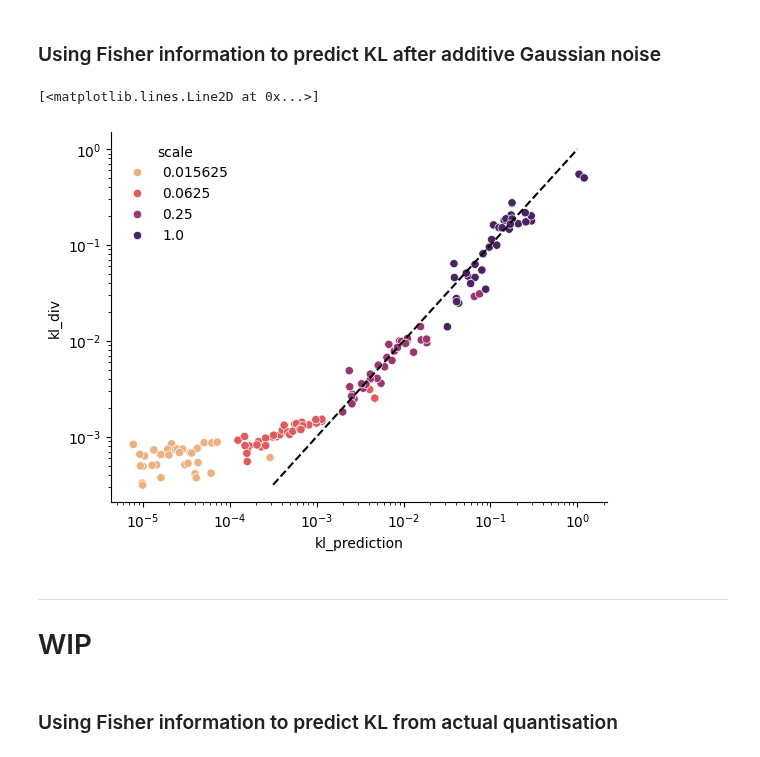
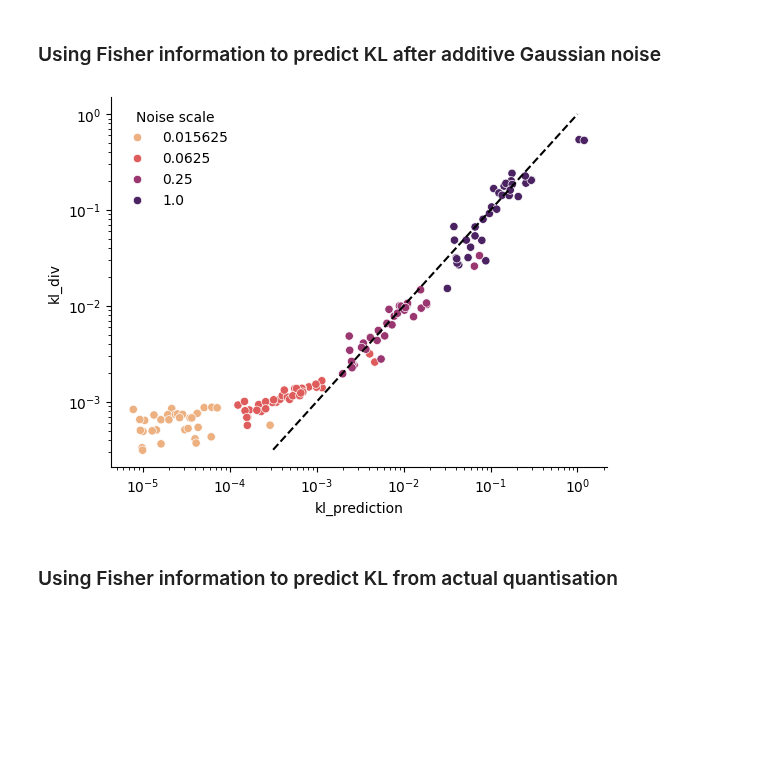
Before and after one commit to graphcore-research/llama-mobile-vlm, a Jupyter notebook: 20250127-FormatsCascade/archive/0414-SensitivityPrediction.ipynb, the cells around one changed output. Saved outputs shown, nothing was run; the diff lists cells and outputs as text; code cells hidden in the pictures; blank space fills up the shorter version.

```diff
--- a/20250127-FormatsCascade/archive/0414-SensitivityPrediction.ipynb
+++ b/20250127-FormatsCascade/archive/0414-SensitivityPrediction.ipynb
@@ -43,23 +45,32 @@ def evaluate_model() -> dict[str, float]:
 # %%
-def absolute_sensitivity(model: nn.Module, loss: str, progress: bool = False) -> dict[str, Tensor]:
-    S.LinearGradSqWrapper.wrap(model)
+def get_stats(model: nn.Module, loss: str, progress: bool = False) -> dict[str, dict[str, Tensor]]:
+    param_to_name = {}  # Handles parameter sharing
+    for name, p in model.named_parameters():
+        p.requires_grad_(False)  # Save memory by skipping parameter gradients
+        param_to_name[p] = name
+    S.wrap(model)
     try:
-        model.zero_grad()
         for index in tqdm.tqdm(list(range(data_train.n_batch)), disable=not progress):
             losses = data_train.batch_losses(model, index)
             # Compute as a sum - scaling by sequence_length to cancel the mean-over-sequence
             losses[loss].backward(torch.full_like(losses[loss], data_train.sequence_length))
-        name_to_sensitivity = {}
-        for name, m in model.named_modules():
-            if isinstance(m, S.LinearGradSqWrapper):
+        results = {}
+        for module in model.modules():
+            if isinstance(module, S.Wrapper):
                 # Convert to a mean over batch and sequence
-                name_to_sensitivity[f"{name}.weight"] \
-                    = m.wrapped.weight.grad / (data_train.masks.sum() * data_train.sequence_length)
+                n_tokens = (data_train.masks.sum() * data_train.sequence_length)
+                name = param_to_name[module.wrapped.weight]
+                values = {k: getattr(module, k) / n_tokens for k in ["grad_weight_sq", "input_sq", "grad_output_sq"]}
+                if name not in results:
+                    results[name] = values
+                else:
+                    results[name]["grad_weight_sq"] += values["grad_weight_sq"]
+                    del results[name]["input_sq"]  # May not be consistent - safer to just delete
+                    del results[name]["grad_output_sq"]
     finally:
-        S.LinearGradSqWrapper.unwrap(model)
-        model.zero_grad()
-    return name_to_sensitivity
+        S.unwrap(model)
+
+    return results
 
 model.reset()
-# sensitivity_kl = absolute_sensitivity(model.model, "kl_div", progress=True)
-sensitivity_xent = absolute_sensitivity(model.model, "cross_entropy", progress=True)
+param_stats = get_stats(model.model, "cross_entropy", progress=True)
@@ -84,24 +100,20 @@ def sweep() -> Iterable[dict[str, float]]:
                 p[...] += torch.randn_like(p).mul_(scale * p.pow(2).mean().sqrt())
                 yield dict(layer=layer, name=name, parameter=parameter, scale=scale, **evaluate_model())
 
-df = pd.DataFrame.from_records(list(tqdm.tqdm(sweep())))
+df_noise = pd.DataFrame.from_records(list(tqdm.tqdm(sweep())))
 # %%
 ax = sns.scatterplot(
-    data=df.assign(kl_prediction=df.apply(
+    data=df_noise.assign(kl_prediction=df_noise.apply(
         # Using https://en.wikipedia.org/wiki/Fisher_information#Relation_to_relative_entropy
-        lambda s: 0.5 * sensitivity_xent[s.parameter].sum().item() * params[s.parameter].pow(2).mean().item() * s.scale**2,
+        lambda s: 0.5 * param_stats[s.parameter]["grad_weight_sq"].sum().item() * params[s.parameter].pow(2).mean().item() * s.scale**2,
         axis=1)),
     y="kl_div", x="kl_prediction", hue="scale", palette="flare", hue_norm=matplotlib.colors.LogNorm())
 ax.set_xscale("log")
 ax.set_yscale("log")
+ax.legend(title="Noise scale")
 xs = 10**torch.linspace(-3.5, 0, 101)
-ax.plot(xs, xs, "k--")
+ax.plot(xs, xs, "k--");
 # %% [output]
-[<matplotlib.lines.Line2D at 0x...>]
-[figure, old version]
+[figure, new version]
-# %% [markdown]
----
-
-# WIP
 # %% [markdown]
 ### Using Fisher information to predict KL from actual quantisation
```
Also changed, not shown: parts of 18 cells of this notebook, 4 other files.
